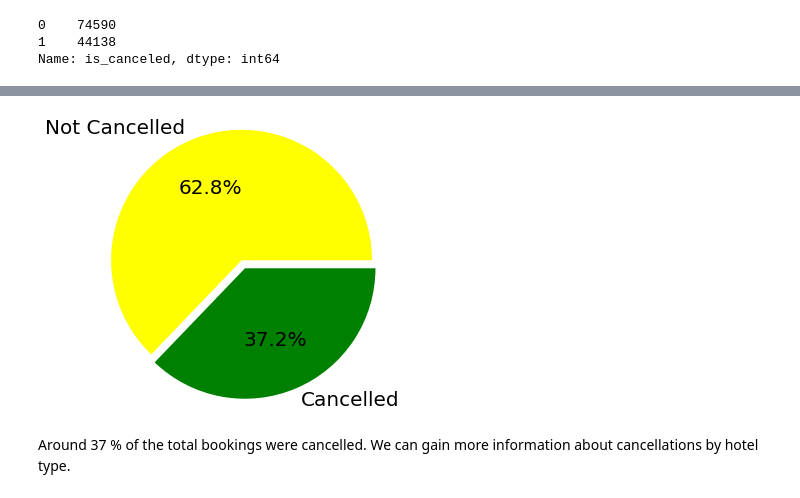
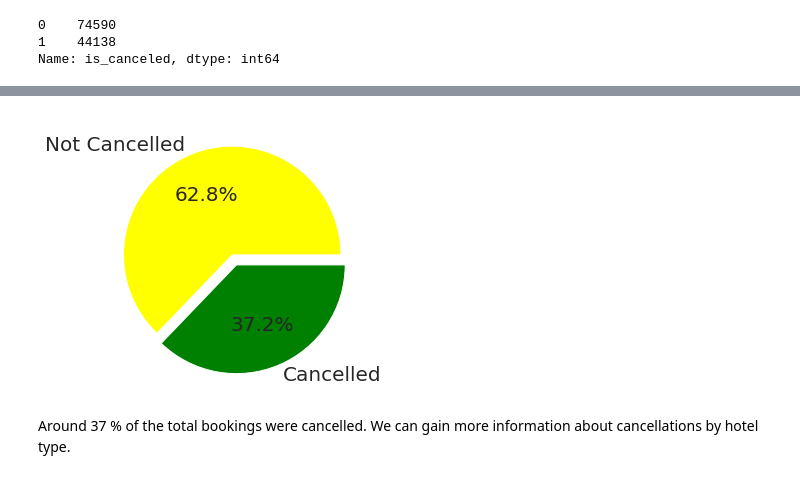
Before and after one commit to ParvezMakandar/Hotel-Booking-Analysis, a Jupyter notebook: Hotel_Booking_Analysis_Capstone_Project.ipynb, the cells around one changed output, grey strips where cells are left out. Saved outputs shown, nothing was run; the diff lists cells and outputs as text; code cells hidden in the pictures.

```diff
--- a/Hotel_Booking_Analysis_Capstone_Project.ipynb
+++ b/Hotel_Booking_Analysis_Capstone_Project.ipynb
@@ -240,6 +202,7 @@ City Hotel      79143
 Resort Hotel    39585
 Name: hotel, dtype: int64
 # %%
+sns.set(rc = {'figure.figsize':(7,5)})
 sns.countplot(hotel_df.hotel)
 # %% [output]
 <matplotlib.axes._subplots.AxesSubplot at 0x...>
@@ -276,13 +232,13 @@ Name: is_canceled, dtype: float64
 # %%
 labels = hotel_df['is_canceled'].value_counts().index.tolist()
 sizes = hotel_df['is_canceled'].value_counts().tolist()
 explode = (0, 0.10)
 colors = ['yellow', 'green']
 
-plt.pie(sizes, explode=explode, labels=['Not Cancelled', 'Cancelled'], colors=colors, autopct='%1.1f%%',startangle =0, textprops={'fontsize': 20},radius=1.5)
+plt.pie(sizes, explode=explode, labels=['Not Cancelled', 'Cancelled'], colors=colors, autopct='%1.1f%%',startangle =0, textprops={'fontsize': 20},radius=1)
 plt.show()
 # %% [output]
-[figure, old version]
+[figure, new version]
 # %% [markdown]
 Around 37 % of the total bookings were cancelled. We can gain more information about cancellations by hotel type.
 # %%
```
Also changed, not shown: parts of 139 cells of this notebook.
